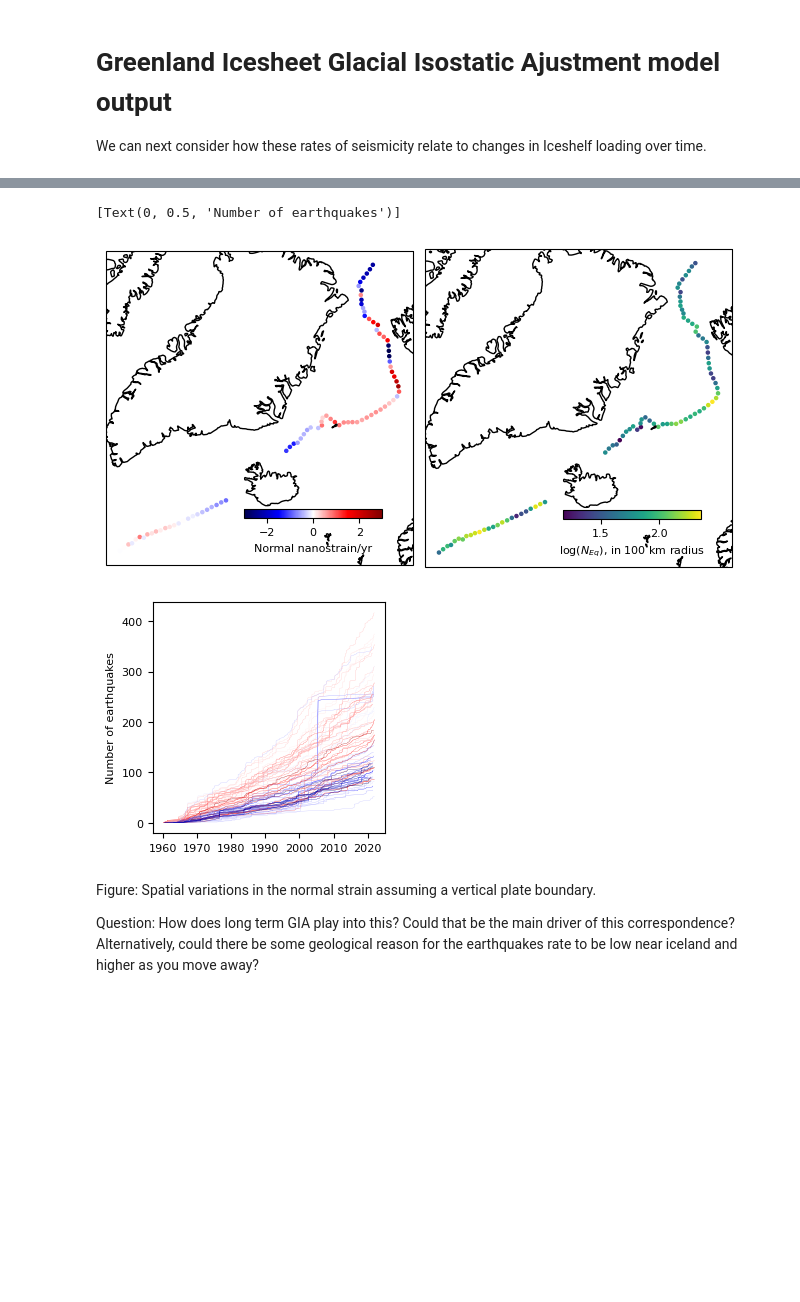
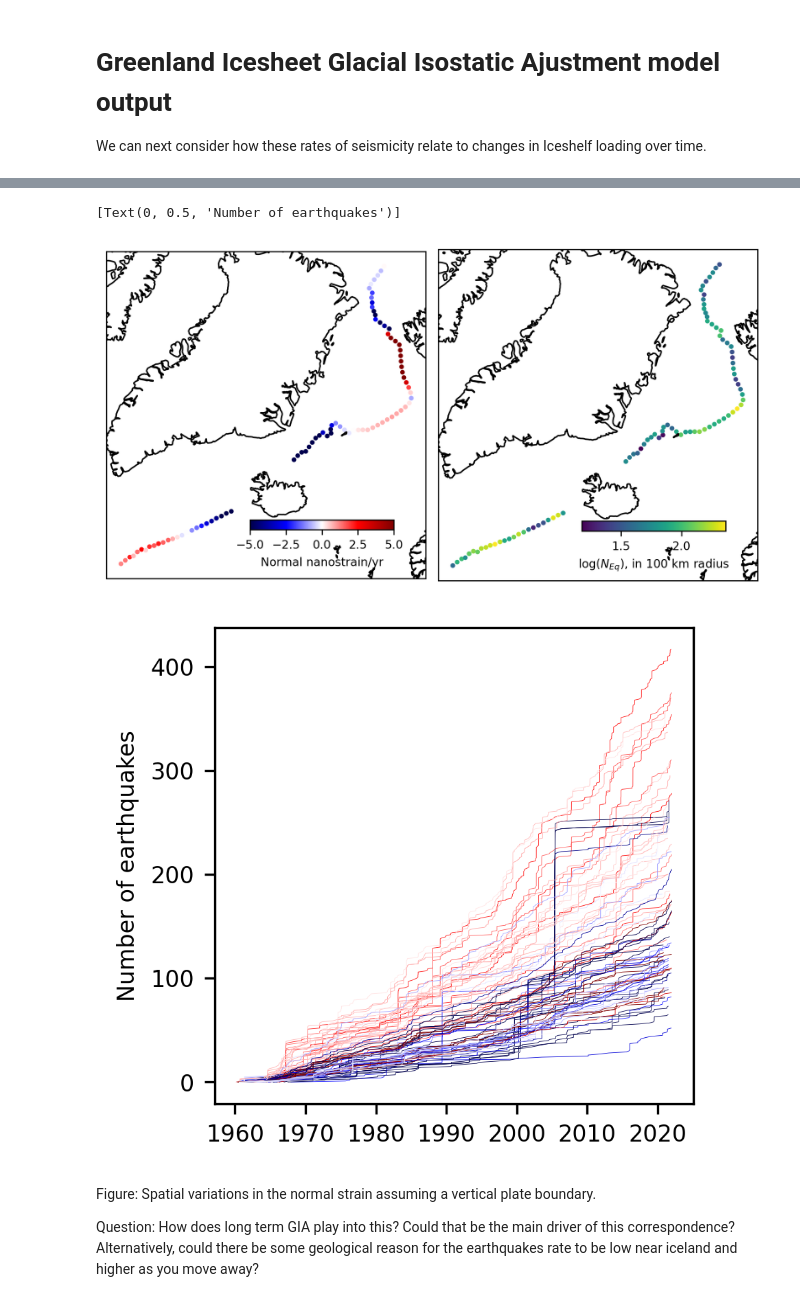
Before and after one commit to keliankaz/GrGIA_seismicity, a Jupyter notebook: gr_gia_seismic_NORTH_ATLANTIC.ipynb, the cells around one changed output, grey strips where cells are left out. Drawn from its saved outputs; the diff is of its cells as text; code cells hidden in the pictures; blank space fills up the shorter version.

```diff
--- a/gr_gia_seismic_NORTH_ATLANTIC.ipynb
+++ b/gr_gia_seismic_NORTH_ATLANTIC.ipynb
@@ -171,3 +173,11 @@ gia = GIA(**GrGIA_strain_metadata)
+# %%
+strain_filename = 'data/August24/strain_26'
+coords_filename = 'data/August24/local_coords.txt'
+gia = GIAthumbnail(
+    strain_filename,
+    coords_filename,
+    strain_positive_convention="Compression",
+)
 # %% [markdown]
 ### Relational information
 # %%
@@ -637,10 +647,10 @@ plt.tight_layout()
 #Plot in map view with points colored as mean normal strain (calculated above)
 
 crs = ccrs.NorthPolarStereo()
-fig, AX = plt.subplots(1,2,subplot_kw=dict(projection=crs), figsize=(6.5, 4))
+fig, AX = plt.subplots(1,2,subplot_kw=dict(projection=crs), figsize=(6.5, 4), dpi=300)
 
 ax=AX[0]
-color_range = [-3, 3]
+color_range = [-5, 5]
 bdr = ax.scatter(
     MAR.merged_geometry_meters.xy[0][:-1], MAR.merged_geometry_meters.xy[1][:-1], c=-np.mean(normal_strain_grid, axis=1), s=5,
     transform=ccrs.PlateCarree(), cmap="seismic", vmin=color_range[0], vmax=color_range[1])
@@ -675,36 +685,36 @@ indices = get_geometry_neighbors(
 )
 
 
 axins1 = ax.inset_axes(
     [0.45,0.15,0.45,0.03],
 )
 
 
 fig.colorbar(
     bdr,
     cax=axins1,
     orientation="horizontal",
     label=r"$\log(N_{Eq})$" + f", in {RADIUS} km radius",
 )
 
 norm = mpl.colors.Normalize(vmin=color_range[0], vmax=color_range[1])
 cmap = mpl.cm.ScalarMappable(norm=norm, cmap=mpl.cm.get_cmap('seismic'))
 
 plt.tight_layout()
 
-fig, ax = plt.subplots(figsize=(3,3))
+fig, ax = plt.subplots(figsize=(3,3), dpi=300)
 for i, zone in enumerate(indices[:-1]):
     color_value = -np.mean(normal_strain_grid, axis=1)[i]
     rgb = [1-(2+color_value)/4, 0, (2+color_value)/4]
     ax.plot(np.sort(catalog.time.values[zone]), np.arange(len(zone)), lw=0.2, c=cmap.to_rgba(color_value))
 
 ax.set(
     ylabel='Number of earthquakes',
 )
 # %% [output]
 [Text(0, 0.5, 'Number of earthquakes')]
-[figure, old version]
+[figure, new version]
-[figure, old version]
+[figure, new version]
 # %% [markdown]
 Figure: Spatial variations in the normal strain assuming a vertical plate boundary.
 
```
Also changed, not shown: parts of 17 cells of this notebook.
